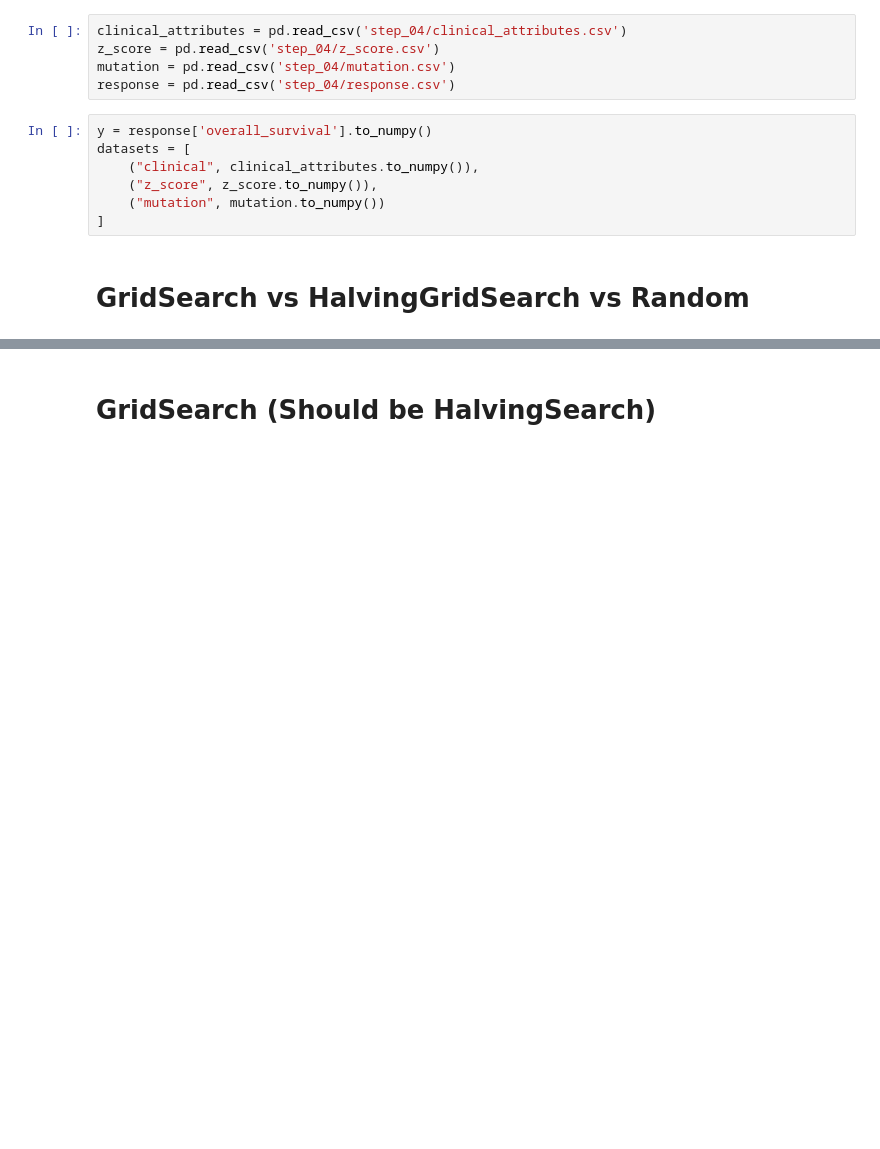
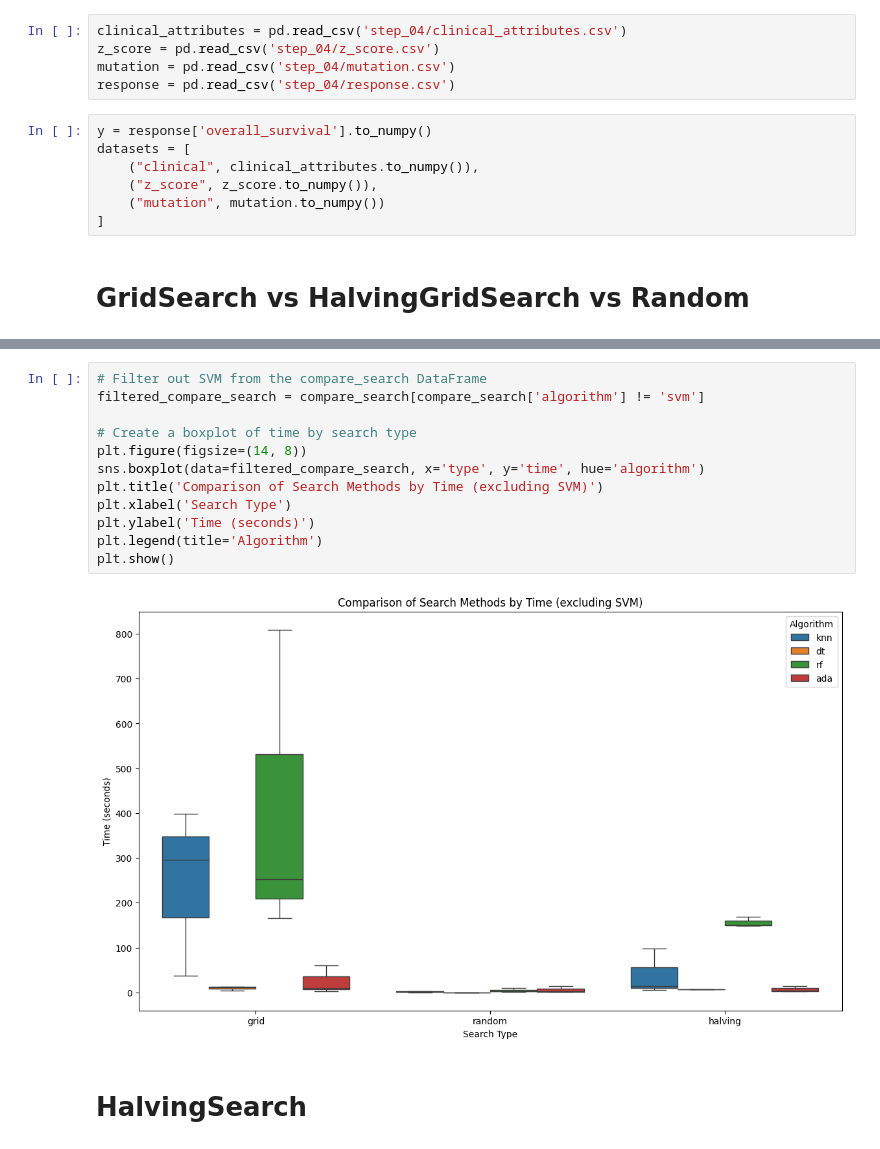
Before and after one commit to diegfernv/breast-cancer-classification, a Jupyter notebook: 7-optimization.ipynb, the cells around one changed output, grey strips where cells are left out. Cells and saved outputs as stored; diff of their text form; blank space fills up the shorter version.

```diff
--- a/7-optimization.ipynb
+++ b/7-optimization.ipynb
@@ -215,3 +311,17 @@ KeyboardInterrupt:
+# %%
+# Filter out SVM from the compare_search DataFrame
+filtered_compare_search = compare_search[compare_search['algorithm'] != 'svm']
+
+# Create a boxplot of time by search type
+plt.figure(figsize=(14, 8))
+sns.boxplot(data=filtered_compare_search, x='type', y='time', hue='algorithm')
+plt.title('Comparison of Search Methods by Time (excluding SVM)')
+plt.xlabel('Search Type')
+plt.ylabel('Time (seconds)')
+plt.legend(title='Algorithm')
+plt.show()
+# %% [output]
+[figure, added]
 # %% [markdown]
-# GridSearch (Should be HalvingSearch)
+# HalvingSearch
 # %%
```
Also changed, not shown: parts of 28 cells of this notebook, 2 other files.
